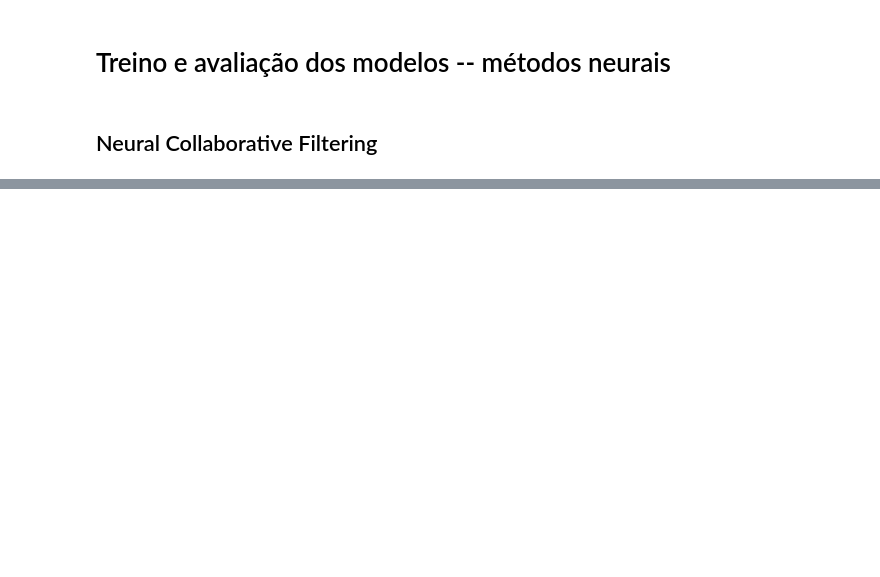
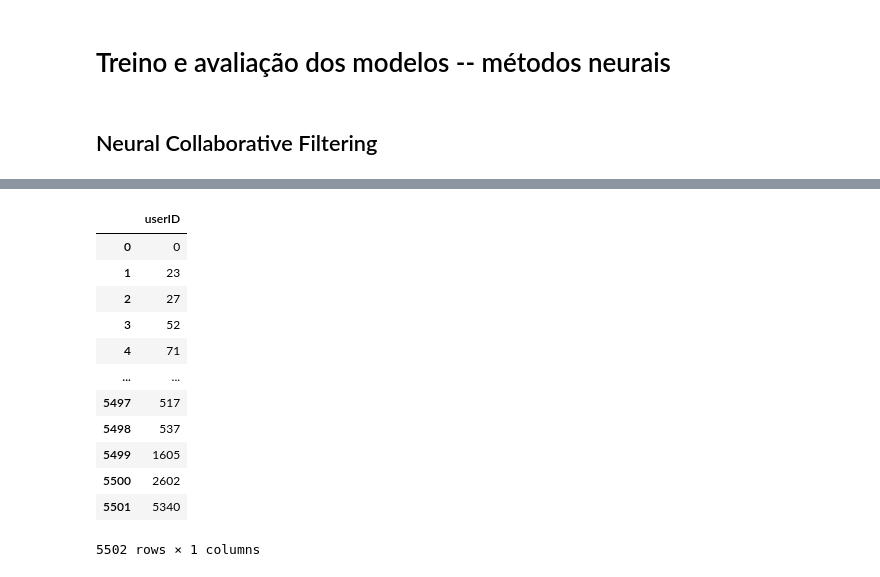
Before and after one commit to jlrconstantino/steam_recommenders_comparison, a Jupyter notebook: recommenders_comparison.ipynb, the cells around one changed output, grey strips where cells are left out. Saved outputs shown, nothing was run; the diff lists cells and outputs as text; code cells hidden in the pictures; blank space fills up the shorter version.

```diff
--- a/recommenders_comparison.ipynb
+++ b/recommenders_comparison.ipynb
@@ -369,0 +508,19 @@ print("MAP:\t%f" % eval_map, "NDCG:\t%f" % eval_ndcg)
+# %%
+# Usuários e itens únicos
+users = pd.DataFrame(data=merged_train[USER_COL].unique(), columns=[USER_COL])
+items = pd.DataFrame(data=merged_train[ITEM_COL].unique(), columns=[ITEM_COL])
+users
+# %% [output]
+|  | userID |
+| 0 | 0 |
+| 1 | 23 |
+| 2 | 27 |
+| 3 | 52 |
+| 4 | 71 |
+| ... | ... |
+| 5497 | 517 |
+| 5498 | 537 |
+| 5499 | 1605 |
+| 5500 | 2602 |
+| 5501 | 5340 |
+5502 rows × 1 columns
```
Also changed, not shown: parts of 32 cells of this notebook, 1 other file.
